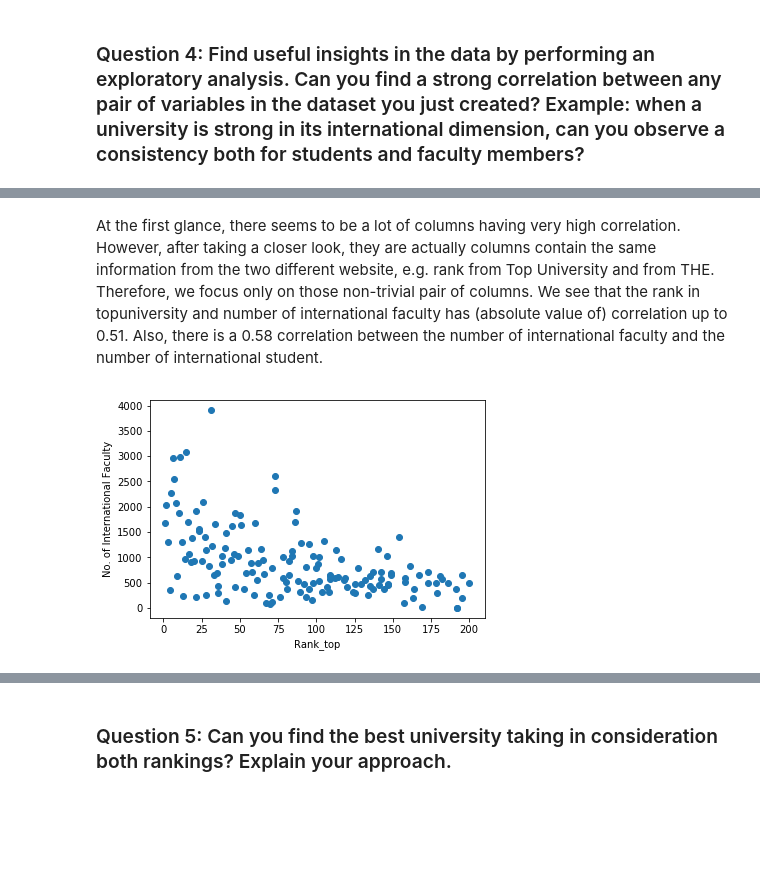
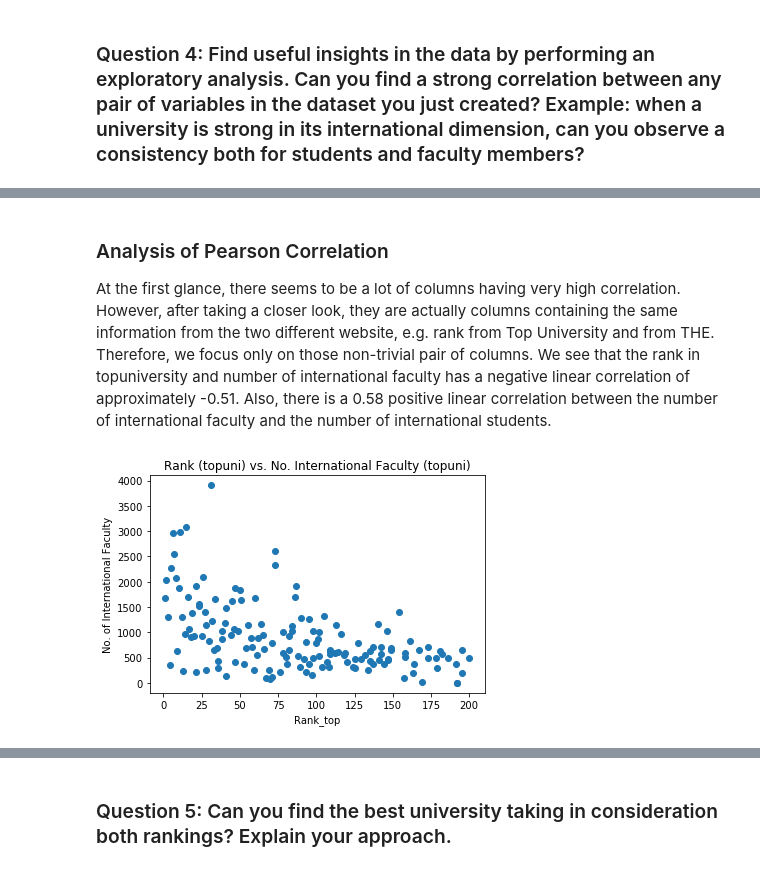
Before and after one commit to justcho5/ADA, a Jupyter notebook: homework02.ipynb, the cells around one changed output, grey strips where cells are left out. Cells and saved outputs as stored; diff of their text form; code cells hidden in the pictures; blank space fills up the shorter version.

Commit message:
Question 4 analysis done

```diff
--- a/homework02.ipynb
+++ b/homework02.ipynb
@@ -711,13 +729,15 @@ array([['0.982892819583', 'No. of Total Students_tim',
 # %% [markdown]
-At the first glance, there seems to be a lot of columns having very high correlation. However, after taking a closer look, they are actually columns contain the same information from the two different website, e.g. rank from Top University and from THE. Therefore, we focus only on those non-trivial pair of columns. We see that the rank in topuniversity and number of international faculty has (absolute value of) correlation up to 0.51. Also, there is a 0.58 correlation between the number of international faculty and the number of international student.
+### Analysis of Pearson Correlation
+At the first glance, there seems to be a lot of columns having very high correlation. However, after taking a closer look, they are actually columns containing the same information from the two different website, e.g. rank from Top University and from THE. Therefore, we focus only on those non-trivial pair of columns. We see that the rank in topuniversity and number of international faculty has a negative linear correlation of approximately -0.51. Also, there is a 0.58 positive linear correlation between the number of international faculty and the number of international students.
 # %%
 # Helper function
-def plot_scatter(df, x_col_name, y_col_name):
+def plot_scatter(df, x_col_name, y_col_name, title):
     x, y = df[x_col_name], df[y_col_name]
     plt.scatter(x, y)
     plt.gca().set_xlabel(x_col_name)
     plt.gca().set_ylabel(y_col_name)
+    plt.gca().set_title(title)
 # %%
-plot_scatter(variables, 'Rank_top', 'No. of International Faculty')
+plot_scatter(variables, 'Rank_top', 'No. of International Faculty', 'Rank (topuni) vs. No. International Faculty (topuni)')
 # %% [output]
-[figure, old version]
+[figure, new version]
```
Also changed, not shown: parts of 10 cells of this notebook.
